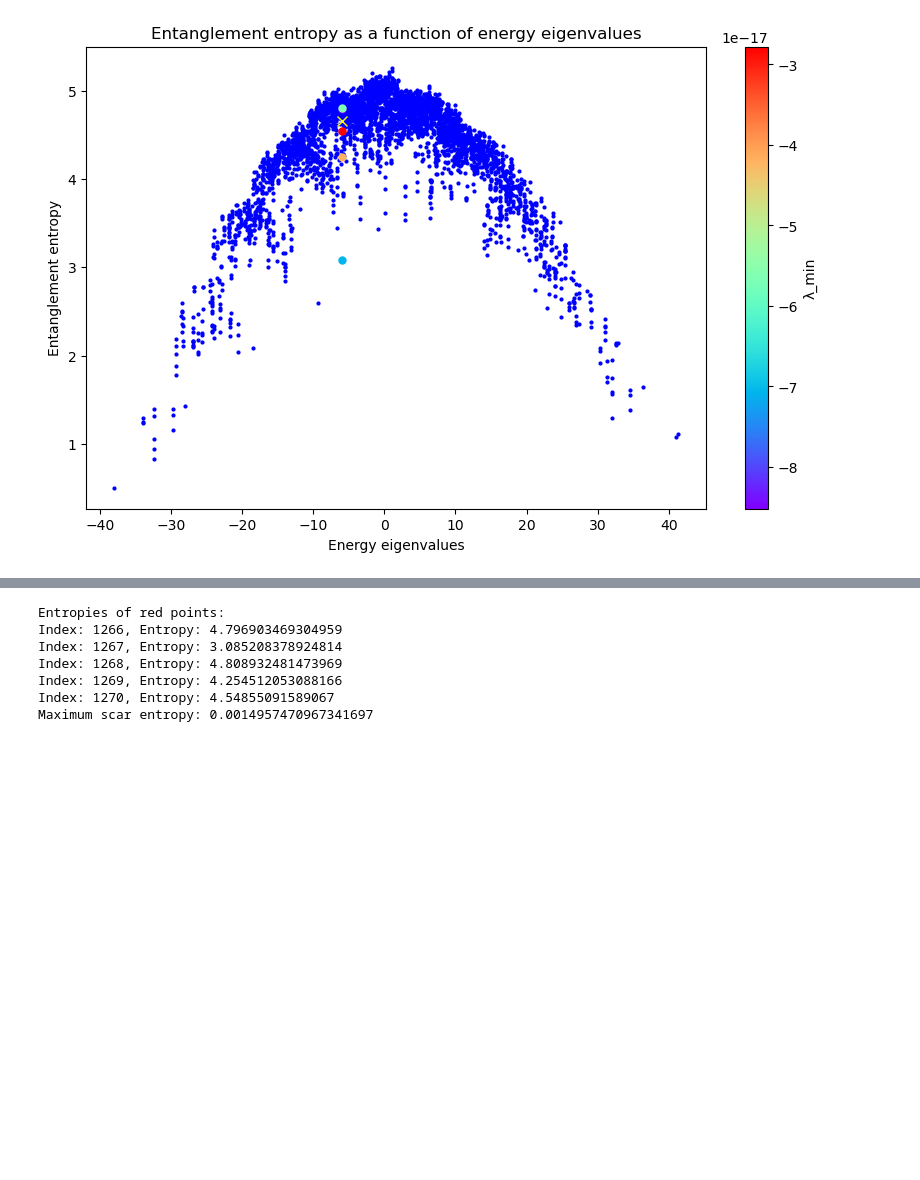
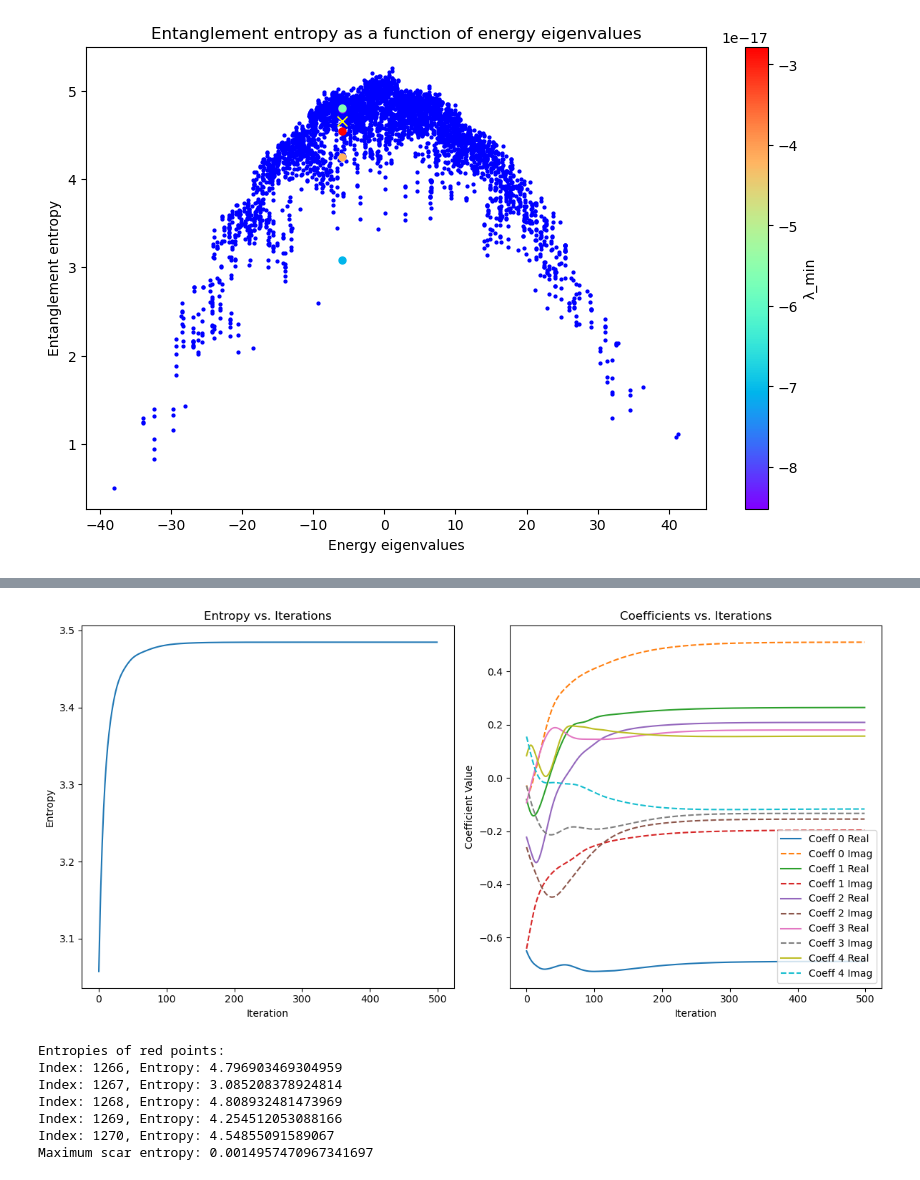
Before and after one commit to ofeypolv/frh, a Jupyter notebook: icosahedral.ipynb, the cells around one changed output, grey strips where cells are left out. Cells and saved outputs as stored; diff of their text form; code cells hidden in the pictures; blank space fills up the shorter version.

```diff
--- a/icosahedral.ipynb
+++ b/icosahedral.ipynb
@@ -730,0 +736,89 @@ Optimized coefficients: tensor([ 0.1039-0.1323j, -0.4617+0.5637j,  0.1610-0.1975
+# %%
+# now find entropy max coeffs
+
+# Initialize parameters for the coefficients with all values equal
+#params_real = torch.full((5,), 1/np.sqrt(10), requires_grad=True)
+#params_imag = torch.full((5,), 1/np.sqrt(10), requires_grad=True)
+
+# Initialize parameters for the coefficients with random values
+params_real = torch.randn(5, requires_grad=True)
+params_imag = torch.randn(5, requires_grad=True)
+
+# Normalize the parameters to ensure the norm is 1
+with torch.no_grad():
+    norm = torch.norm(torch.complex(params_real, params_imag))
+    params_real /= norm
+    params_imag /= norm
+
+# Define the optimizer
+optimizer = optim.Adam([params_real, params_imag], lr=0.01)
+
+# Lists to store the values of parameters and entropy
+coeffs_history_max = []
+entropy_history_max = []
+
+# Optimization loop
+num_iterations = 500
+for _ in range(num_iterations):
+    optimizer.zero_grad()
+
+    # Combine real and imaginary parts for the coefficients
+    coeffs = torch.complex(params_real, params_imag)
+
+    # Normalize coefficients to project them onto the unit sphere
+    coeffs = coeffs / torch.norm(coeffs)
+
+    # Compute psi
+    psi = linear_combination(coeffs, red_eigenvectors)
+
+    # Compute - entanglement entropy
+    entropy = - entanglement_entropy_torch(psi, N // 2, N) # it would be better to compute the outer product of the state before the optimization loop. but optimization is not taking too long so it's ok for now
+
+    # Backpropagation
+    entropy.backward()
+    optimizer.step()
+
+    # Normalize parameters again to ensure they stay on the unit sphere
+    with torch.no_grad():
+        norm = torch.norm(torch.complex(params_real, params_imag))
+        params_real /= norm
+        params_imag /= norm
+    print("Coeffs norm:", torch.norm(torch.complex(params_real, params_imag)).detach().cpu().numpy())
+
+    print(f'Entropy: {entropy.item()}')
+    print(f'Coeffs: {coeffs.detach().cpu().numpy()}')
+
+    # Store the values of parameters and entropy
+    coeffs_history_max.append(coeffs.detach().cpu().numpy())
+    entropy_history_max.append(entropy.item())
+
+# Final optimized coefficients
+optimized_coeffs_max = torch.complex(params_real, params_imag)
+optimized_coeffs_max = optimized_coeffs_max / torch.norm(optimized_coeffs_max)
+
+print("Optimized coefficients:", optimized_coeffs_max)
+
+# Plot the value of parameters and entropy as a function of num_iterations
+plt.figure(figsize=(12, 6))
+
+# Plot entropy
+plt.subplot(1, 2, 1)
+plt.plot(np.abs(entropy_history_max))
+plt.xlabel('Iteration')
+plt.ylabel('Entropy')
+plt.title('Entropy vs. Iterations')
+
+# Plot coefficients
+plt.subplot(1, 2, 2)
+coeffs_history_max = np.array(coeffs_history_max)
+for i in range(coeffs_history_max.shape[1]):
+    plt.plot(coeffs_history_max[:, i].real, label=f'Coeff {i} Real')
+    plt.plot(coeffs_history_max[:, i].imag, label=f'Coeff {i} Imag', linestyle='--')
+plt.xlabel('Iteration')
+plt.ylabel('Coefficient Value')
+plt.title('Coefficients vs. Iterations')
+plt.legend()
+
+plt.tight_layout()
+plt.show()
+# %% [output]
@@ -731 +842,2 @@ Optimized coefficients: tensor([ 0.1039-0.1323j, -0.4617+0.5637j,  0.1610-0.1975
+[figure, added]
 # %%
```
Also changed, not shown: parts of 5 cells of this notebook.
